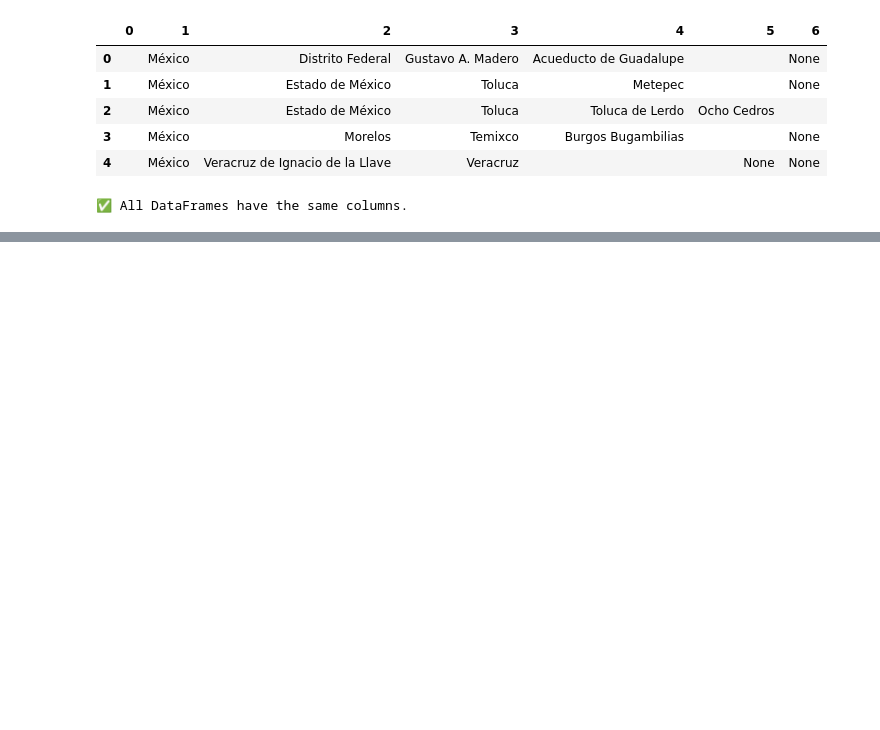
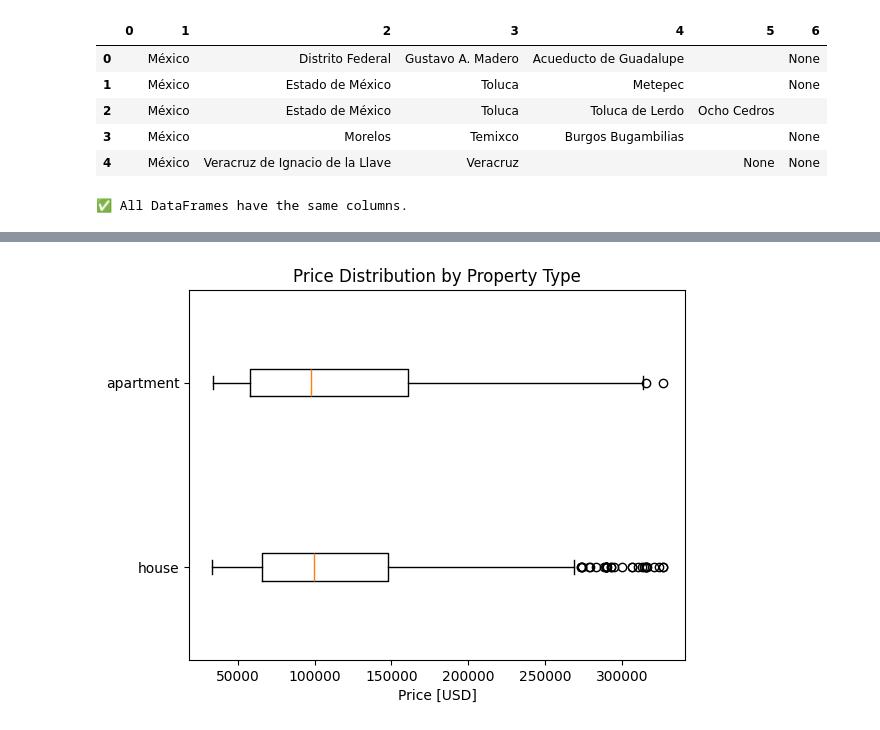
Before and after one commit to madhavaai/Data-science, a Jupyter notebook: DS2P1L1.ipynb, the cells around one changed output, grey strips where cells are left out. Saved outputs shown, nothing was run; the diff lists cells and outputs as text; code cells hidden in the pictures; blank space fills up the shorter version.

```diff
--- a/DS2P1L1.ipynb
+++ b/DS2P1L1.ipynb
@@ -319,0 +371,20 @@ summary
+# %%
+# 1. Get the unique category names on the column "property_type"
+prop_types = df["property_type"].unique()
+
+# 2. Prepare the data: Create a list of price arrays, one for each type
+data_by_type = [df[df["property_type"] == label]["price_usd"] for label in prop_types]
+
+# 3. Plot
+fig, ax = plt.subplots()
+
+# Pass the data list and the labels list
+ax.boxplot(data_by_type, tick_labels=prop_types, vert=False)
+
+ax.set_title("Price Distribution by Property Type")
+ax.set_xlabel("Price [USD]")
+
+
+plt.show() # plt.show() acts as the semi-colon, to suppress some ugly text and just give us the graphic.
+# %% [output]
+[figure, added]
```
Also changed, not shown: parts of 37 cells of this notebook.
